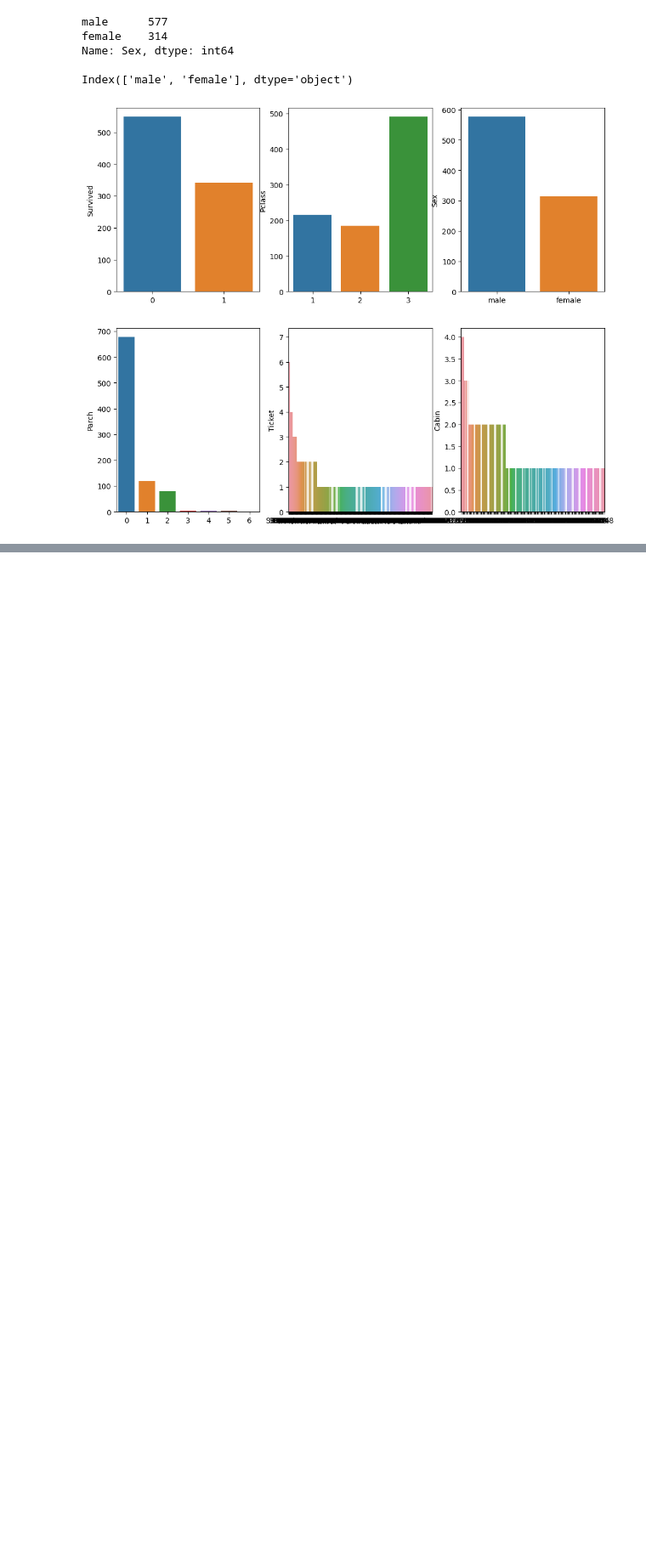
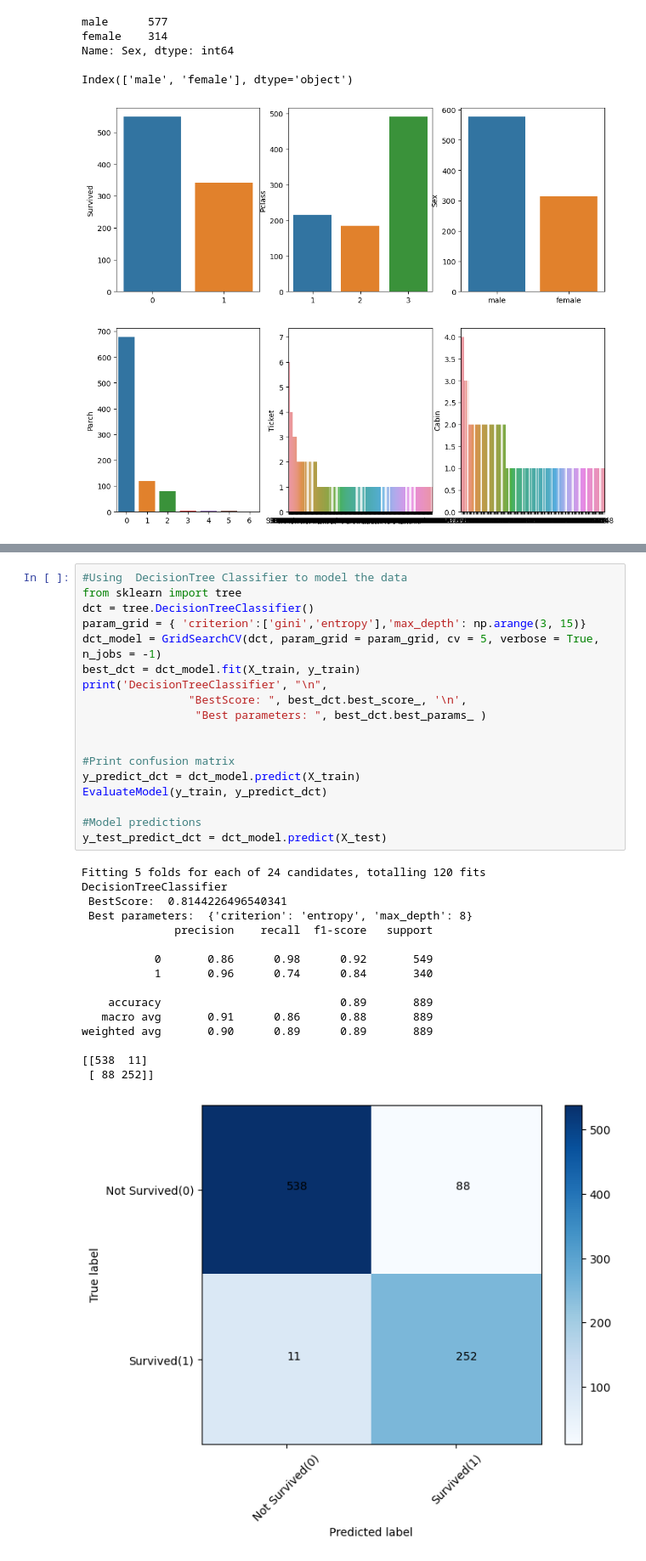
Before and after one commit to amitkr2410/MachineLearning, a Jupyter notebook: TitanicData_DecisionTree_RandomForest/Titanic_DecisionTree_RandomForest.ipynb, the cells around one changed output, grey strips where cells are left out. Shown at 85% size. Drawn from its saved outputs; the diff is of its cells as text; blank space fills up the shorter version.

```diff
--- a/TitanicData_DecisionTree_RandomForest/Titanic_DecisionTree_RandomForest.ipynb
+++ b/TitanicData_DecisionTree_RandomForest/Titanic_DecisionTree_RandomForest.ipynb
@@ -202,0 +702,35 @@ Index(['male', 'female'], dtype='object')
+# %%
+#Using  DecisionTree Classifier to model the data
+from sklearn import tree
+dct = tree.DecisionTreeClassifier()
+param_grid = { 'criterion':['gini','entropy'],'max_depth': np.arange(3, 15)}
+dct_model = GridSearchCV(dct, param_grid = param_grid, cv = 5, verbose = True, n_jobs = -1)
+best_dct = dct_model.fit(X_train, y_train)
+print('DecisionTreeClassifier', "\n",
+                "BestScore: ", best_dct.best_score_, '\n',
+                 "Best parameters: ", best_dct.best_params_ )
+
+
+#Print confusion matrix
+y_predict_dct = dct_model.predict(X_train)
+EvaluateModel(y_train, y_predict_dct)
+
+#Model predictions
+y_test_predict_dct = dct_model.predict(X_test)
+# %% [output]
+Fitting 5 folds for each of 24 candidates, totalling 120 fits
+DecisionTreeClassifier
+ BestScore:  0.8144226496540341
+ Best parameters:  {'criterion': 'entropy', 'max_depth': 8}
+              precision    recall  f1-score   support
+
+           0       0.86      0.98      0.92       549
+           1       0.96      0.74      0.84       340
+
+    accuracy                           0.89       889
+   macro avg       0.91      0.86      0.88       889
+weighted avg       0.90      0.89      0.89       889
+
+[[538  11]
+ [ 88 252]]
+[figure, added]
```
Also changed, not shown: parts of 14 cells of this notebook.
